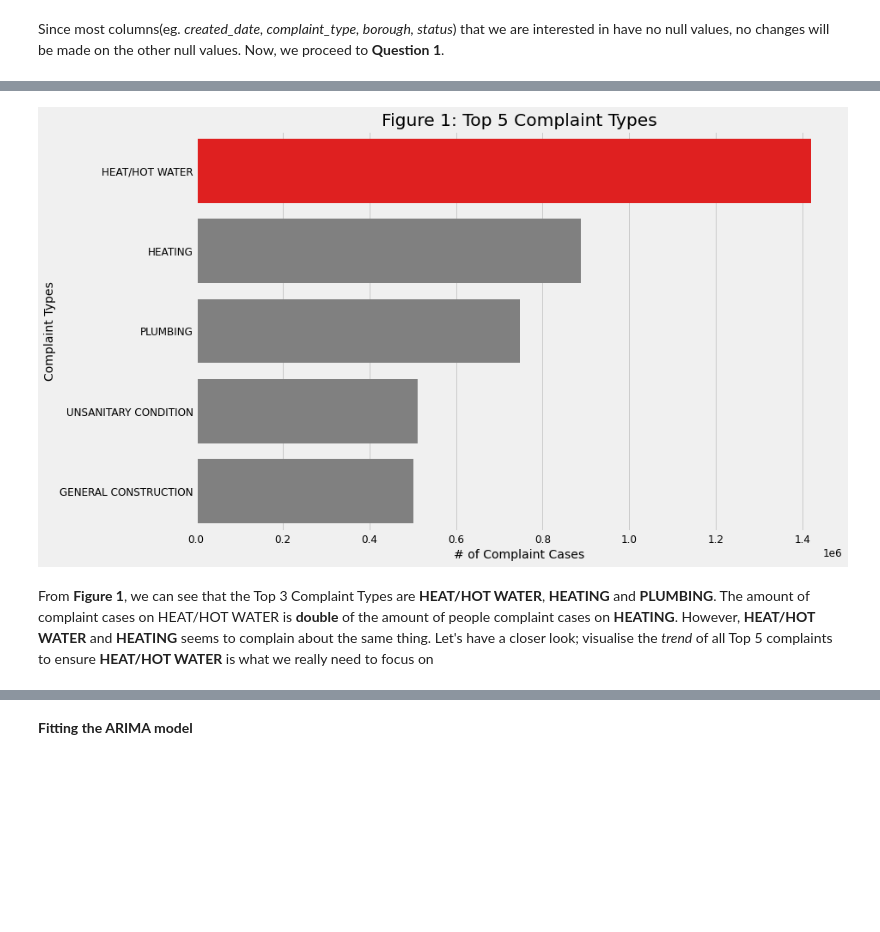
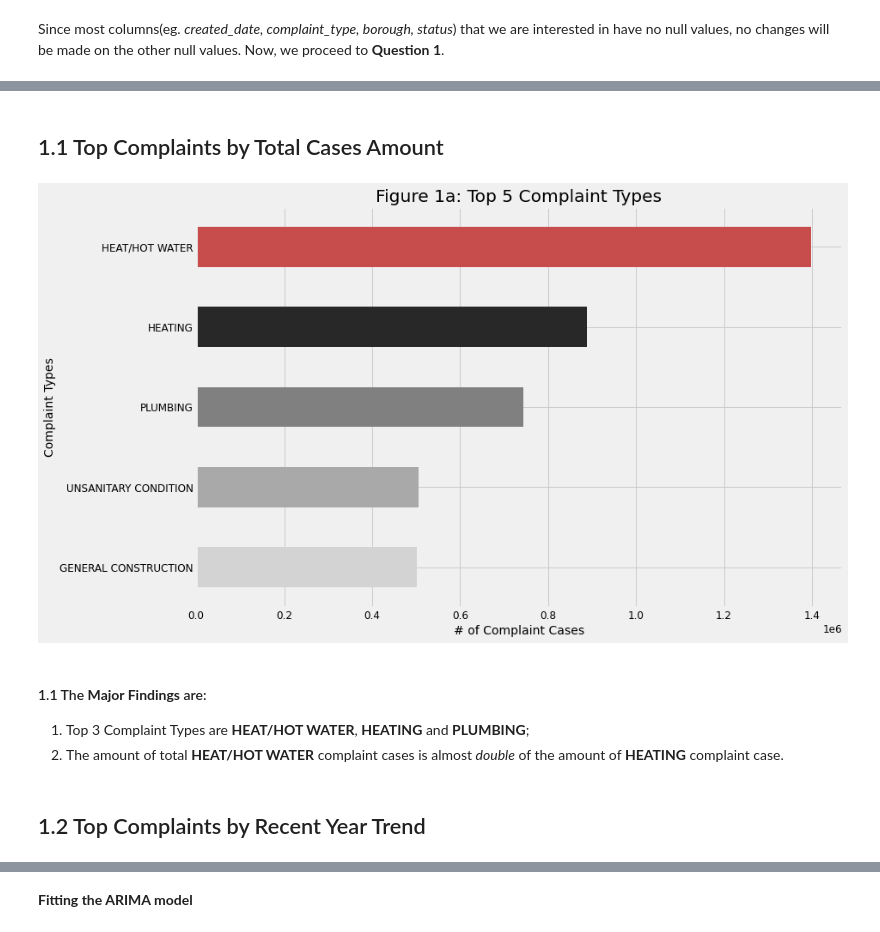
Before and after one commit to GieselC/311_Complaint_Analysis, a Jupyter notebook: NewYorkComplaintCase.ipynb, the cells around one changed output, grey strips where cells are left out. Saved outputs shown, nothing was run; the diff lists cells and outputs as text; code cells hidden in the pictures; blank space fills up the shorter version.

```diff
--- a/NewYorkComplaintCase.ipynb
+++ b/NewYorkComplaintCase.ipynb
@@ -35 +33,3 @@ df = pd.read_csv('https://data.cityofnewyork.us/resource/fhrw-4uyv.csv?$limit=10
+# %%
+df= pd.read_csv(r'C:\Users\User\Downloads/fhrw-4uyv.csv')
 # %% [markdown]
@@ -93,3 +97,5 @@ Since most columns(eg. *created_date, complaint_type, borough, status*) that we
+# %% [markdown]
+## 1.1 Top Complaints by Total Cases Amount
 # %%
 df_complaint = df.copy()
 
@@ -101,17 +107,25 @@ df_complaint = df_complaint.sort_values(ascending=False)
 df_complaint_5 = df_complaint.head(5)
 # %%
 #https://stackoverflow.com/questions/3832809/how-to-change-the-color-of-a-single-bar-if-condition-is-true-matplotlib
+#clrs = ['#808080' if (x < max(df_complaint_5.values)) else '#c74d4c' for x in df_complaint_5.values ]
+#https://stackoverflow.com/questions/34076177/matplotlib-horizontal-bar-chart-barh-is-upside-down
 fig, ax = plt.subplots()
-clrs = ['grey' if (x < max(df_complaint_5.values)) else 'red' for x in df_complaint_5.values ]
-fig = sns.barplot(x=df_complaint_5.values, y=df_complaint_5.index, palette=clrs, orient='h')
-plt.title('Figure 1: Top 5 Complaint Types')
+clrs = ['#c74d4c', '#282828','#808080', '#A9A9A9',  '#D3D3D3']
+clrs_r = ['#C0C0C0', '#A9A9A9', '#808080','#282828','#c74d4c']
+ax = df_complaint_5.plot(kind='barh', color = clrs)
+ax.invert_yaxis()
+plt.title('Figure 1a: Top 5 Complaint Types')
 plt.xlabel('# of Complaint Cases')
 plt.ylabel('Complaint Types')
 plt.show()
 # %% [output]
-[figure, old version]
+[figure, new version]
-# %% [markdown]
-From **Figure 1**, we can see that the Top 3 Complaint Types are **HEAT/HOT WATER**, **HEATING** and **PLUMBING**. The amount of complaint cases on HEAT/HOT WATER is **double** of the amount of people complaint cases on **HEATING**. However, **HEAT/HOT WATER** and **HEATING** seems to complain about the same thing. Let's have a closer look; visualise the *trend* of all Top 5  complaints to ensure **HEAT/HOT WATER** is what we really need to focus on
+# %% [markdown]
+#### 1.1 The **Major Findings** are: <br>
+1. Top 3 Complaint Types are **HEAT/HOT WATER**, **HEATING** and **PLUMBING**; <br>
+2. The amount of total **HEAT/HOT WATER** complaint cases is almost *double* of the amount of **HEATING** complaint case. <br>
+# %% [markdown]
+## 1.2 Top Complaints by Recent Year Trend
 # %%
 #Function: Indexing dataset with timeseries
 def timeseries(df_, cond):
```
Also changed, not shown: parts of 118 cells of this notebook.
